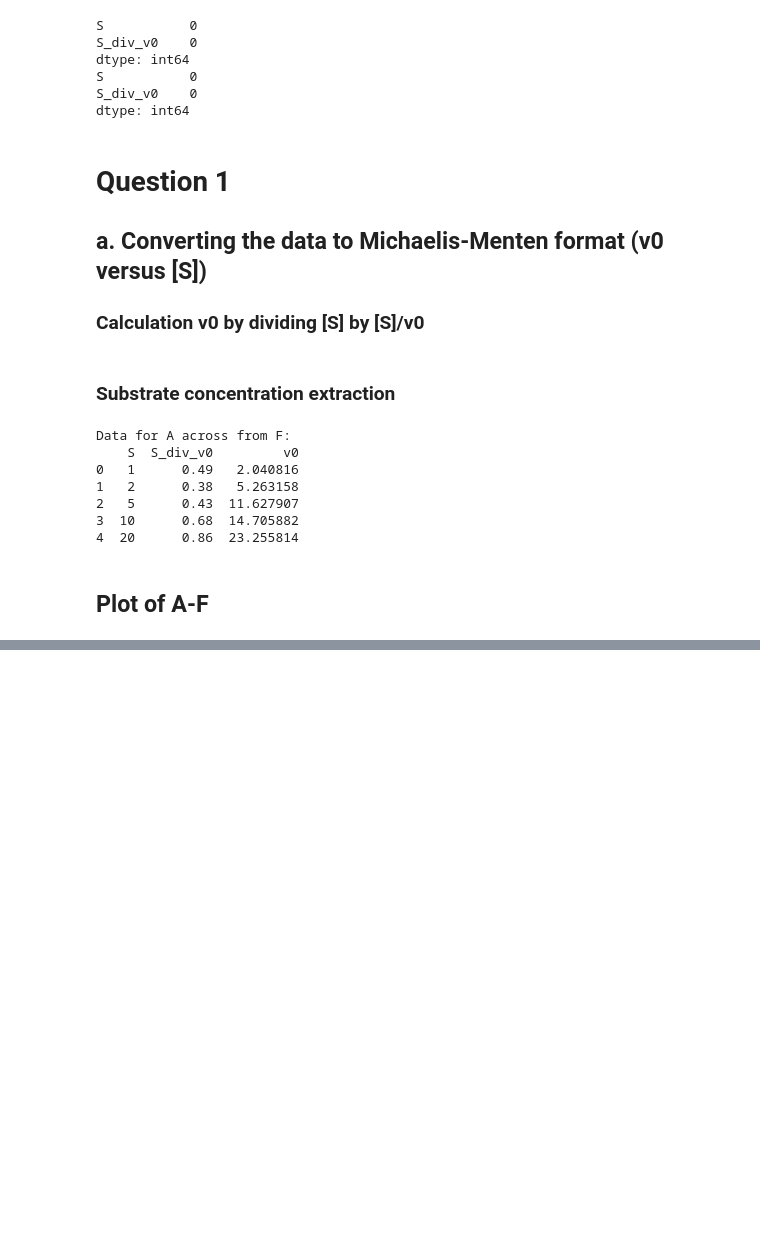
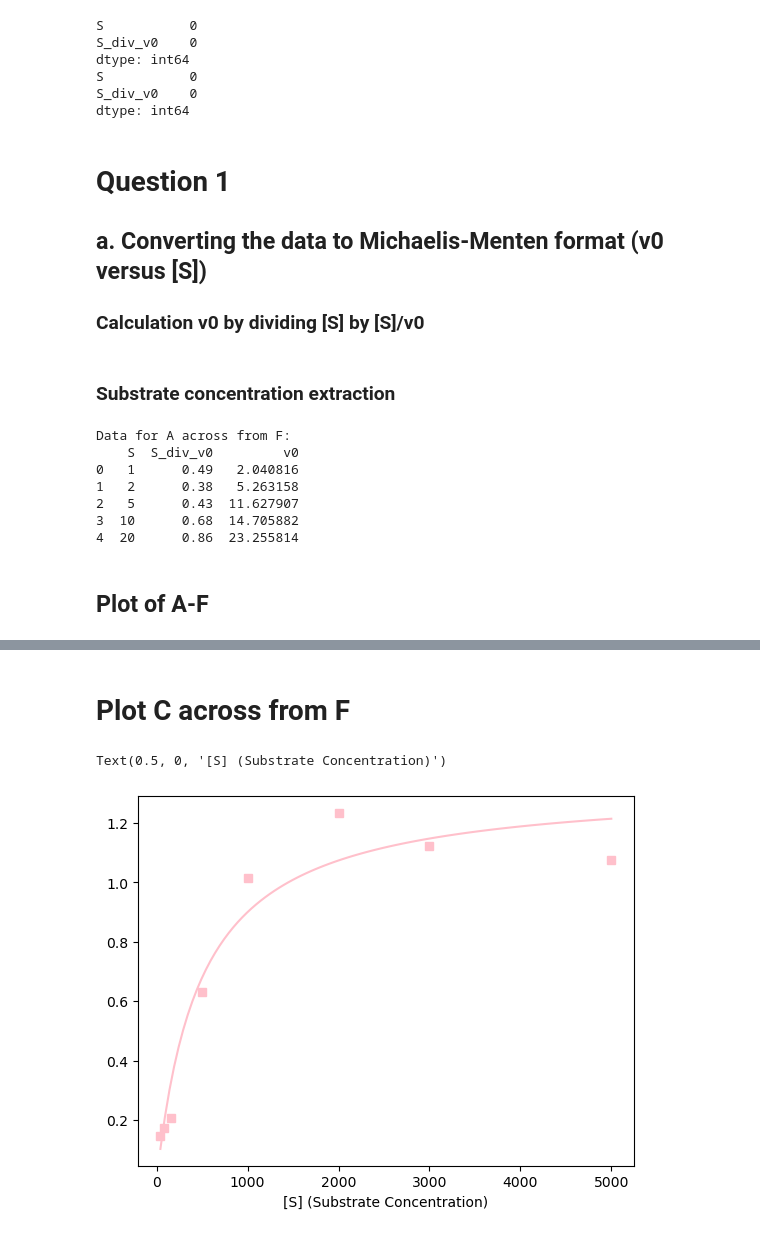
Before and after one commit to ZianneO/BSGP7030-PythonLM, a Jupyter notebook: Untitled.ipynb, the cells around one changed output, grey strips where cells are left out. Saved outputs shown, nothing was run; the diff lists cells and outputs as text; code cells hidden in the pictures; blank space fills up the shorter version.

```diff
--- a/Untitled.ipynb
+++ b/Untitled.ipynb
@@ -120,0 +133,6 @@ plt.show()
+# %%
+xdata_c = moran_c_f['S'].values
+ydata_c = moran_c_f['v0'].values
+popt_c, pcov_c = curve_fit(michaelis_menten, xdata_c, ydata_c, p0=p_initial)
+Vmax_c, Km_c = popt_c
+Vmax_err_c, Km_err_c = np.sqrt(np.diag(pcov_c))
@@ -120,0 +159,15 @@ plt.show()
+# %% [markdown]
+# Plot C across from F
+# %%
+S_fit_c = np.linspace(min(xdata_c), max(xdata_c), 100)
+v0_fit_c = michaelis_menten(S_fit_c, Vmax_c, Km_c)
+plt.plot(xdata_c, ydata_c, 's', color='pink', label='Data C across from F')
+plt.plot(S_fit_c, v0_fit_c, '-', color='pink', label=f'Fit C: $V_{{max}}$={Vmax_c:.2f}, $K_M$={Km_c:.2f}')
+plt.xlabel('[S] (Substrate Concentration)')
+plt.ylabel('v0 (Initial Velocity)')
+plt.title('Michaelis-Menten Fit for C across from F by Zianne Olverson')
+plt.legend()
+plt.show()
+# %% [output]
+Text(0.5, 0, '[S] (Substrate Concentration)')
+[figure, added]
```
Also changed, not shown: parts of 16 cells of this notebook.
